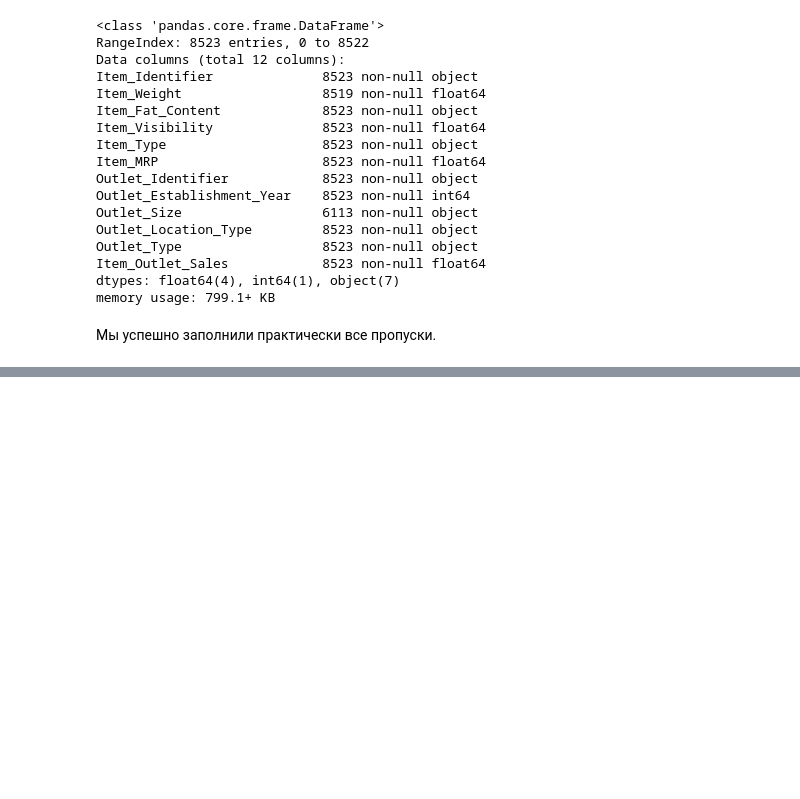
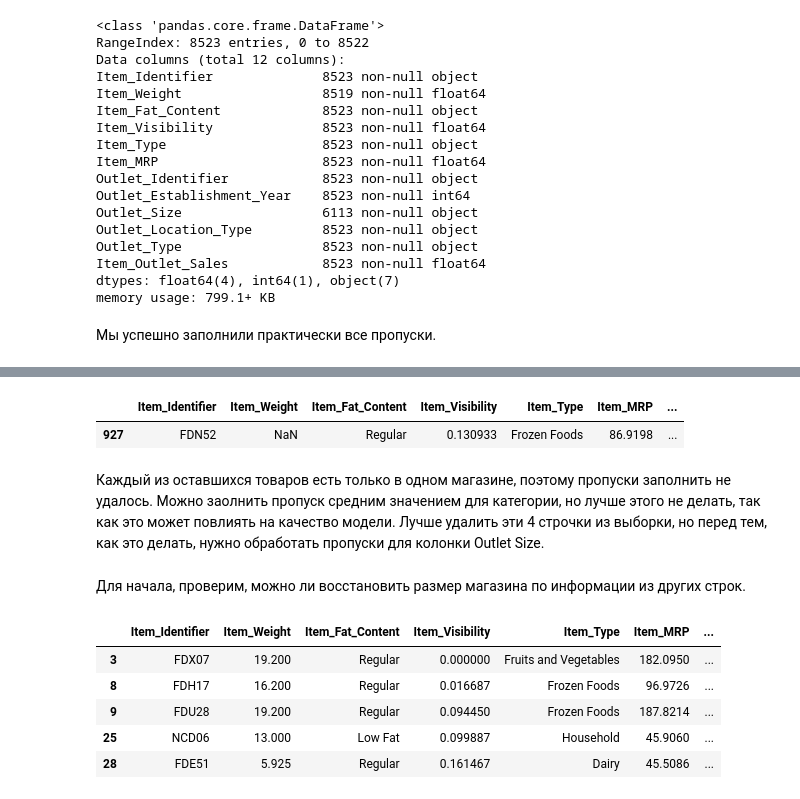
Before and after one commit to mrvanolog/Netology, a Jupyter notebook: Машинное обучение 2.0/Построение модели/SemiFinal/SemiFinal.ipynb, the cells around one changed output, grey strips where cells are left out. Cells and saved outputs as stored; diff of their text form; code cells hidden in the pictures; blank space fills up the shorter version.

```diff
--- a/Машинное обучение 2.0/Построение модели/SemiFinal/SemiFinal.ipynb
+++ b/Машинное обучение 2.0/Построение модели/SemiFinal/SemiFinal.ipynb
@@ -141,0 +144,18 @@ memory usage: 799.1+ KB
+# %%
+df[df.Item_Identifier == 'FDN52'].head()
+# %% [output]
+|  | Item_Identifier | Item_Weight | Item_Fat_Content | Item_Visibility | Item_Type | Item_MRP | ... |
+| 927 | FDN52 | NaN | Regular | 0.130933 | Frozen Foods | 86.9198 | ... |
+# %% [markdown]
+Каждый из оставшихся товаров есть только в одном магазине, поэтому пропуски заполнить не удалось. Можно заолнить пропуск средним значением для категории, но лучше этого не делать, так как это может повлиять на качество модели. Лучше удалить эти 4 строчки из выборки, но перед тем, как это делать, нужно обработать пропуски для колонки Outlet Size.
+# %% [markdown]
+Для начала, проверим, можно ли восстановить размер магазина по информации из других строк.
+# %%
+df[df['Outlet_Size'].isnull()].head()
+# %% [output]
+|  | Item_Identifier | Item_Weight | Item_Fat_Content | Item_Visibility | Item_Type | Item_MRP | ... |
+| 3 | FDX07 | 19.200 | Regular | 0.000000 | Fruits and Vegetables | 182.0950 | ... |
+| 8 | FDH17 | 16.200 | Regular | 0.016687 | Frozen Foods | 96.9726 | ... |
+| 9 | FDU28 | 19.200 | Regular | 0.094450 | Frozen Foods | 187.8214 | ... |
+| 25 | NCD06 | 13.000 | Low Fat | 0.099887 | Household | 45.9060 | ... |
+| 28 | FDE51 | 5.925 | Regular | 0.161467 | Dairy | 45.5086 | ... |
```
Also changed, not shown: parts of 20 cells of this notebook.
